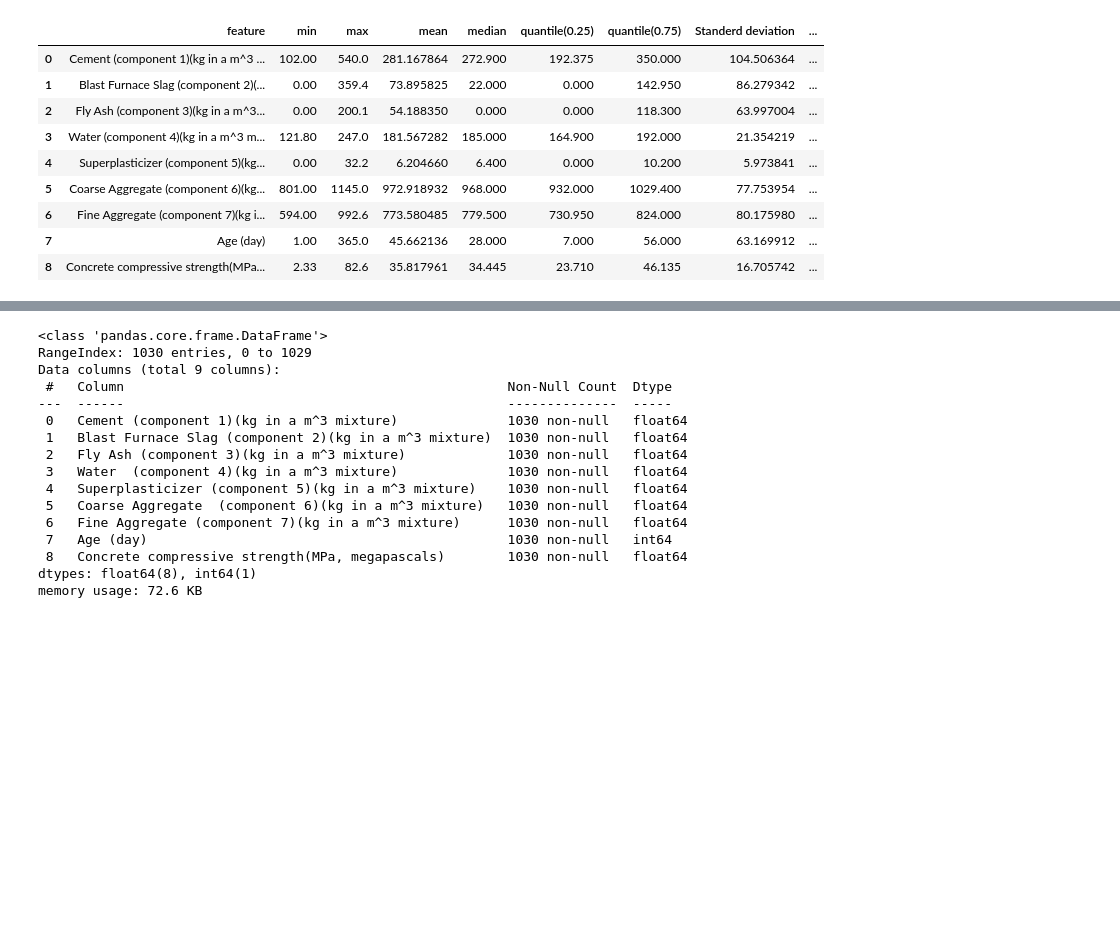
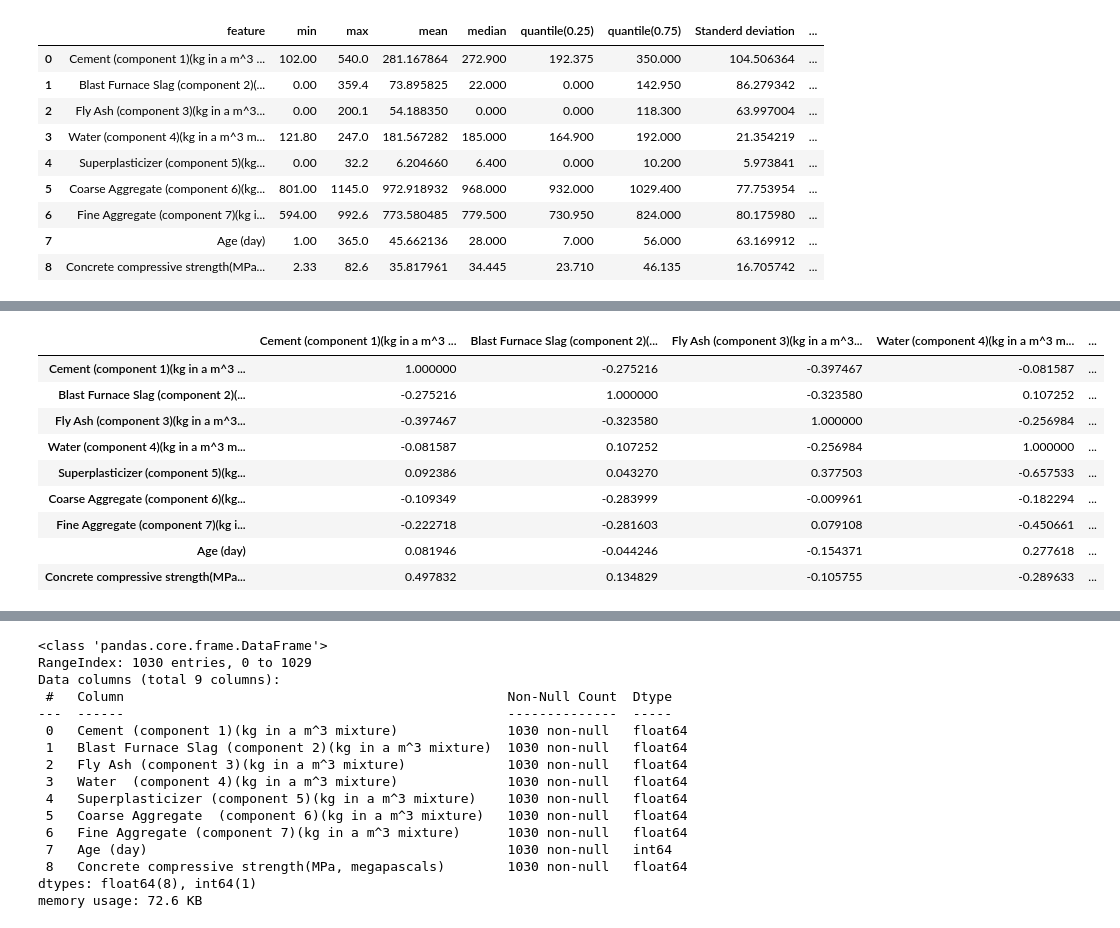
Before and after one commit to varunr1909/CementPrediction_Model, a Jupyter notebook: Model.ipynb, the cells around one changed output, grey strips where cells are left out. Saved outputs shown, nothing was run; the diff lists cells and outputs as text; code cells hidden in the pictures; blank space fills up the shorter version.

```diff
--- a/Model.ipynb
+++ b/Model.ipynb
@@ -83,0 +95,15 @@ df.describe()
+# %%
+df.corr()
+# correlation between columns
+# negative sign denote inverse proportion
+# %% [output]
+|  | Cement (component 1)(kg in a m^3 ... | Blast Furnace Slag (component 2)(... | Fly Ash (component 3)(kg in a m^3... | Water (component 4)(kg in a m^3 m... | ... |
+| Cement (component 1)(kg in a m^3 ... | 1.000000 | -0.275216 | -0.397467 | -0.081587 | ... |
+| Blast Furnace Slag (component 2)(... | -0.275216 | 1.000000 | -0.323580 | 0.107252 | ... |
+| Fly Ash (component 3)(kg in a m^3... | -0.397467 | -0.323580 | 1.000000 | -0.256984 | ... |
+| Water (component 4)(kg in a m^3 m... | -0.081587 | 0.107252 | -0.256984 | 1.000000 | ... |
+| Superplasticizer (component 5)(kg... | 0.092386 | 0.043270 | 0.377503 | -0.657533 | ... |
+| Coarse Aggregate (component 6)(kg... | -0.109349 | -0.283999 | -0.009961 | -0.182294 | ... |
+| Fine Aggregate (component 7)(kg i... | -0.222718 | -0.281603 | 0.079108 | -0.450661 | ... |
+| Age (day) | 0.081946 | -0.044246 | -0.154371 | 0.277618 | ... |
+| Concrete compressive strength(MPa... | 0.497832 | 0.134829 | -0.105755 | -0.289633 | ... |
```
Also changed, not shown: parts of 8 cells of this notebook.
